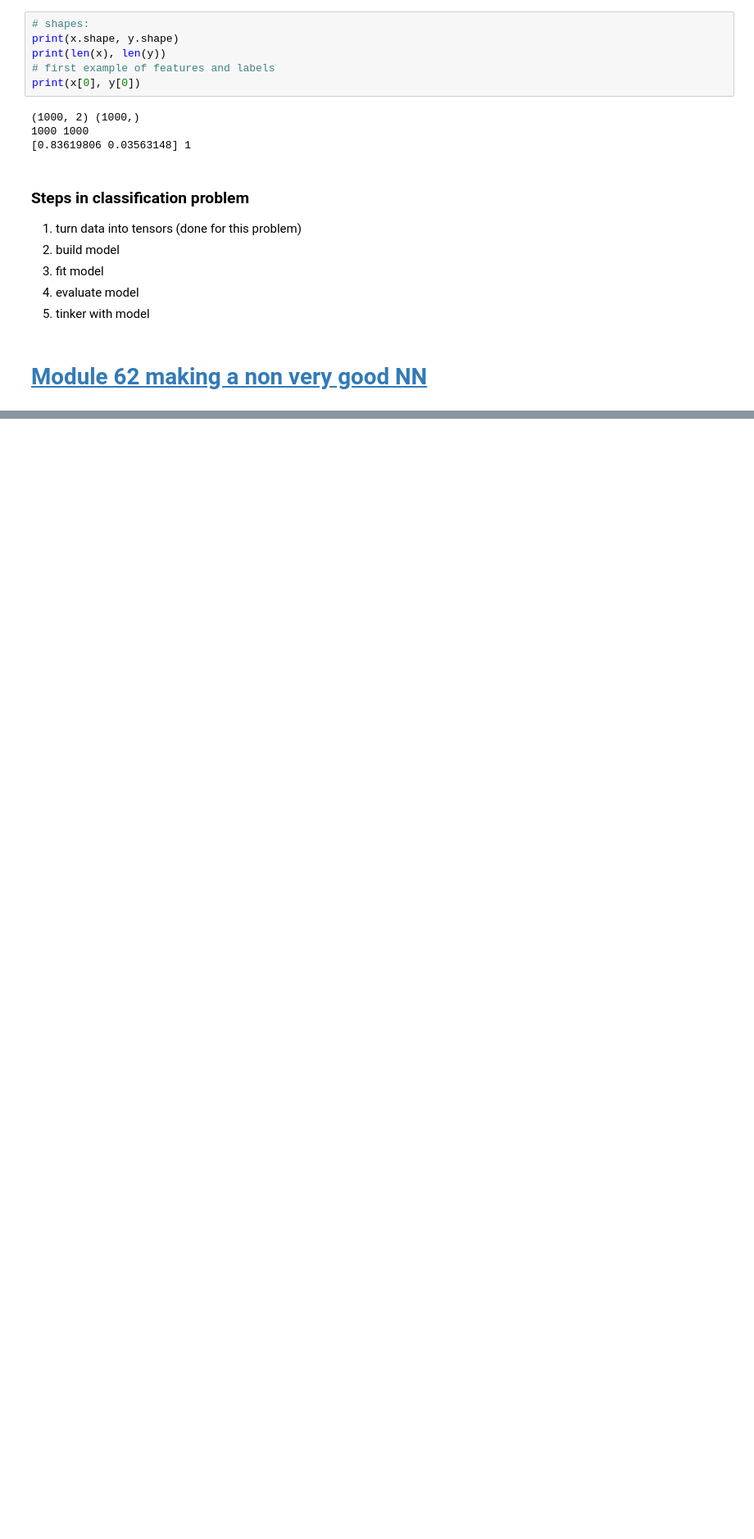
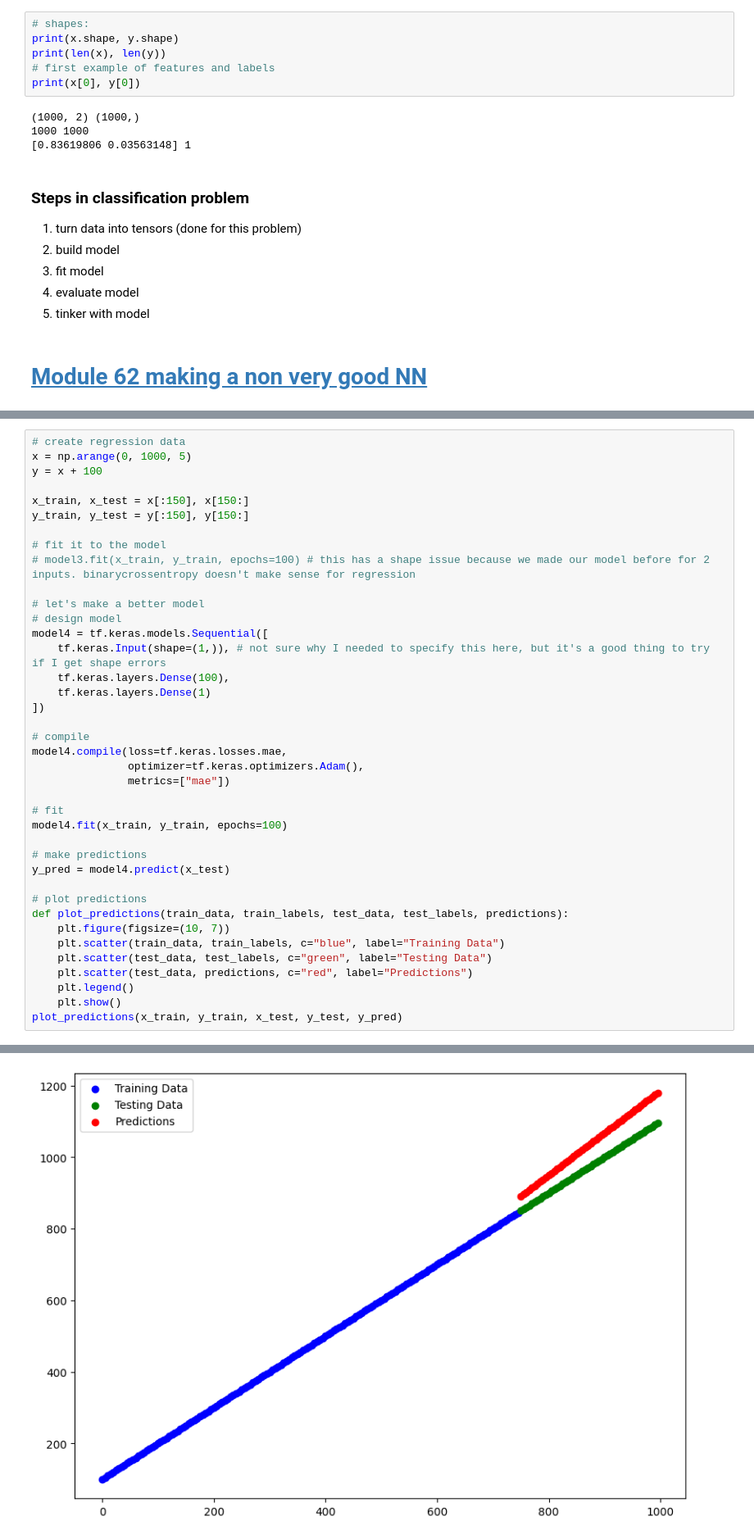
Before and after one commit to nripstein/Tensorflow-Tutorial, a Jupyter notebook: neural-network-classification.ipynb, the cells around one changed output, grey strips where cells are left out. Shown: that part at 82% size. Cells and saved outputs as stored; diff of their text form; blank space fills up the shorter version.

```diff
--- a/neural-network-classification.ipynb
+++ b/neural-network-classification.ipynb
@@ -77,0 +185,40 @@ print(x[0], y[0])
+# %%
+# create regression data
+x = np.arange(0, 1000, 5)
+y = x + 100
+
+x_train, x_test = x[:150], x[150:]
+y_train, y_test = y[:150], y[150:]
+
+# fit it to the model
+# model3.fit(x_train, y_train, epochs=100) # this has a shape issue because we made our model before for 2 inputs. binarycrossentropy doesn't make sense for regression
+
+# let's make a better model
+# design model
+model4 = tf.keras.models.Sequential([
+    tf.keras.Input(shape=(1,)), # not sure why I needed to specify this here, but it's a good thing to try if I get shape errors
+    tf.keras.layers.Dense(100),
+    tf.keras.layers.Dense(1)
+])
+
+# compile
+model4.compile(loss=tf.keras.losses.mae,
+               optimizer=tf.keras.optimizers.Adam(),
+               metrics=["mae"])
+
+# fit
+model4.fit(x_train, y_train, epochs=100)
+
+# make predictions
+y_pred = model4.predict(x_test)
+
+# plot predictions
+def plot_predictions(train_data, train_labels, test_data, test_labels, predictions):
+    plt.figure(figsize=(10, 7))
+    plt.scatter(train_data, train_labels, c="blue", label="Training Data")
+    plt.scatter(test_data, test_labels, c="green", label="Testing Data")
+    plt.scatter(test_data, predictions, c="red", label="Predictions")
+    plt.legend()
+    plt.show()
+plot_predictions(x_train, y_train, x_test, y_test, y_pred)
+# %% [output]
@@ -77,0 +242 @@ print(x[0], y[0])
+[figure, added]
```
Also changed, not shown: parts of 10 cells of this notebook.
